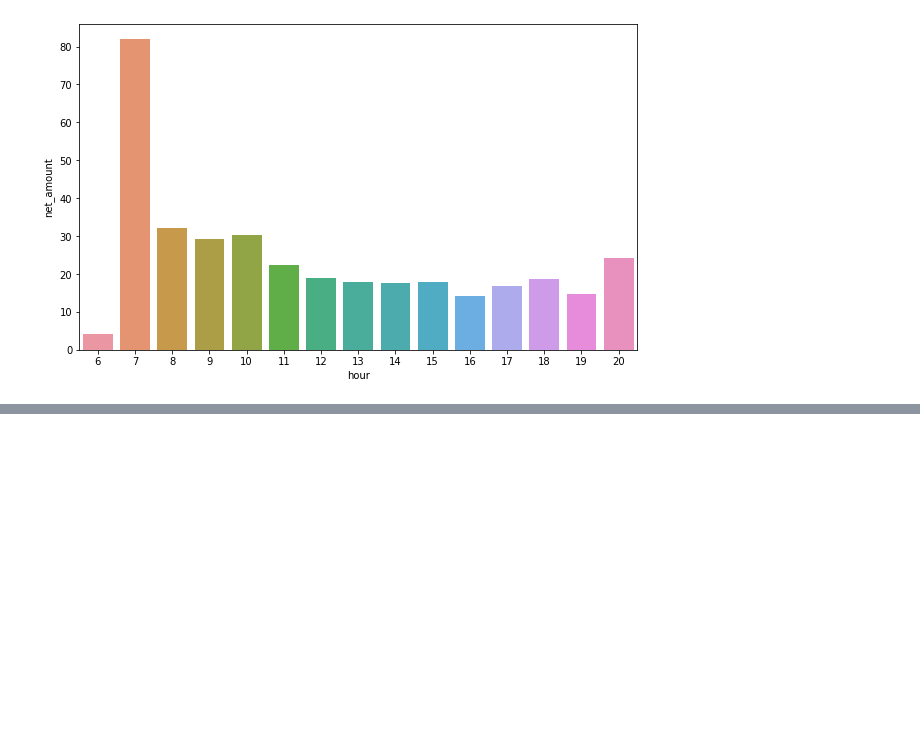
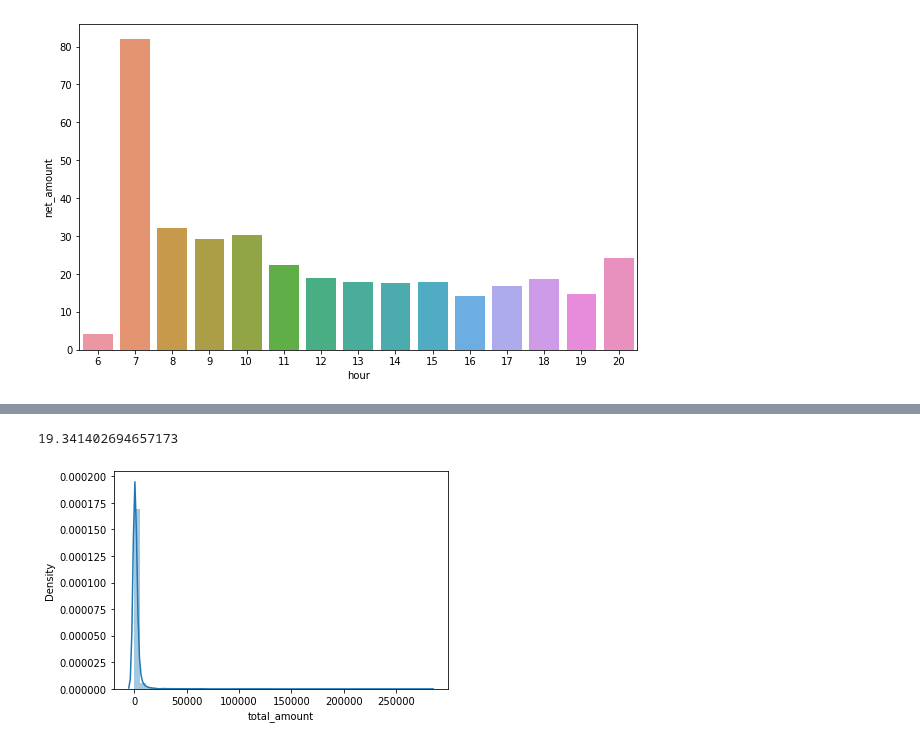
Before and after one commit to shreesha2304/Online-Retail-Customer-Segmentation, a Jupyter notebook: Online_Retail_Customer_Segmentation_Capstone_Project.ipynb, the cells around one changed output, grey strips where cells are left out. Saved outputs shown, nothing was run; the diff lists cells and outputs as text; code cells hidden in the pictures; blank space fills up the shorter version.

```diff
--- a/Online_Retail_Customer_Segmentation_Capstone_Project.ipynb
+++ b/Online_Retail_Customer_Segmentation_Capstone_Project.ipynb
@@ -268,0 +356,6 @@ sns.barplot(x=hourly_amt['hour'], y=hourly_amt['net_amount'])
+# %%
+sns.distplot(df_new['total_amount'])
+df_new['total_amount'].skew()
+# %% [output]
+19.341402694657173
+[figure, added]
```
Also changed, not shown: parts of 22 cells of this notebook.
